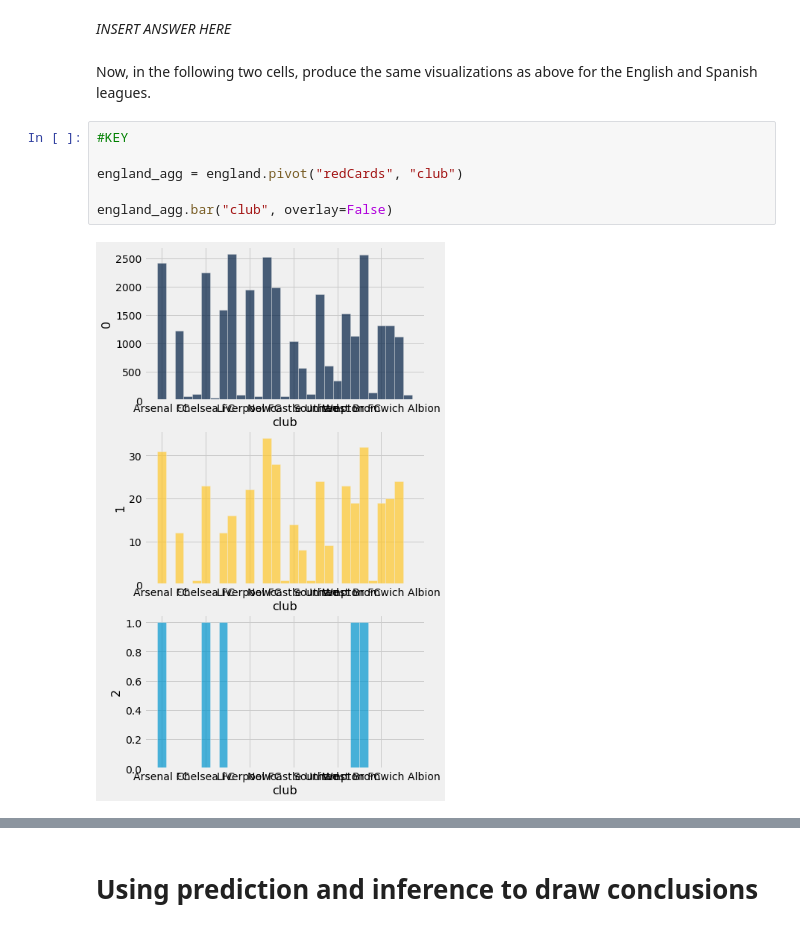
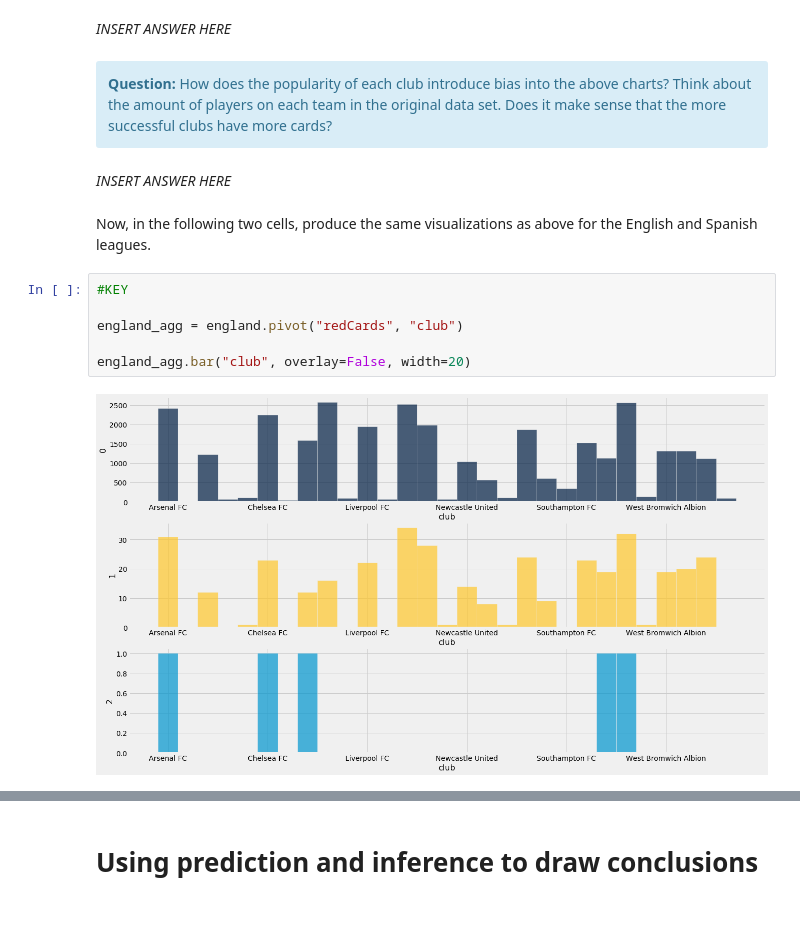
Before and after one commit to ds-modules/BUDS-SU21-Dev, a Jupyter notebook: Project_Extensions/Soccer/Soccer_Extension.ipynb, the cells around one changed output, grey strips where cells are left out. Cells and saved outputs as stored; diff of their text form.

```diff
--- a/Project_Extensions/Soccer/Soccer_Extension.ipynb
+++ b/Project_Extensions/Soccer/Soccer_Extension.ipynb
@@ -291,16 +302,22 @@ Interpret what you see. Which clubs (if any) do you hypothesis tend to award mor
    </div>
 # %% [markdown]
 *INSERT ANSWER HERE*
+# %% [markdown]
+<div class="alert alert-info">
+<b>Question:</b> How does the popularity of each club introduce bias into the above charts? Think about the amount of players on each team in the original data set. Does it make sense that the more successful clubs have more cards?
+   </div>
+# %% [markdown]
+*INSERT ANSWER HERE*
 # %% [markdown]
 Now, in the following two cells, produce the same visualizations as above for the English and Spanish leagues.
 # %%
 #KEY
 
 england_agg = england.pivot("redCards", "club")
 
-england_agg.bar("club", overlay=False)
+england_agg.bar("club", overlay=False, width=20)
 # %% [output]
-[figure, old version]
+[figure, new version]
 # %%
 #KEY
 
```
Also changed, not shown: parts of 16 cells of this notebook, 3 other files.
